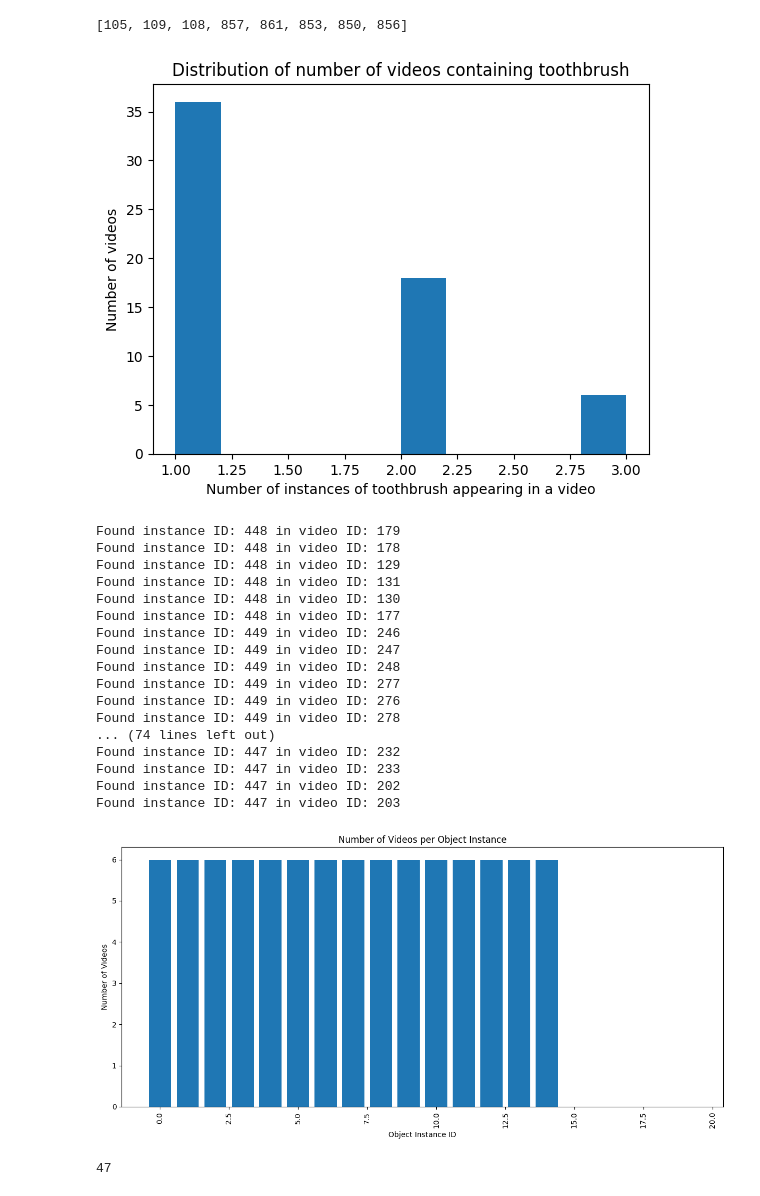
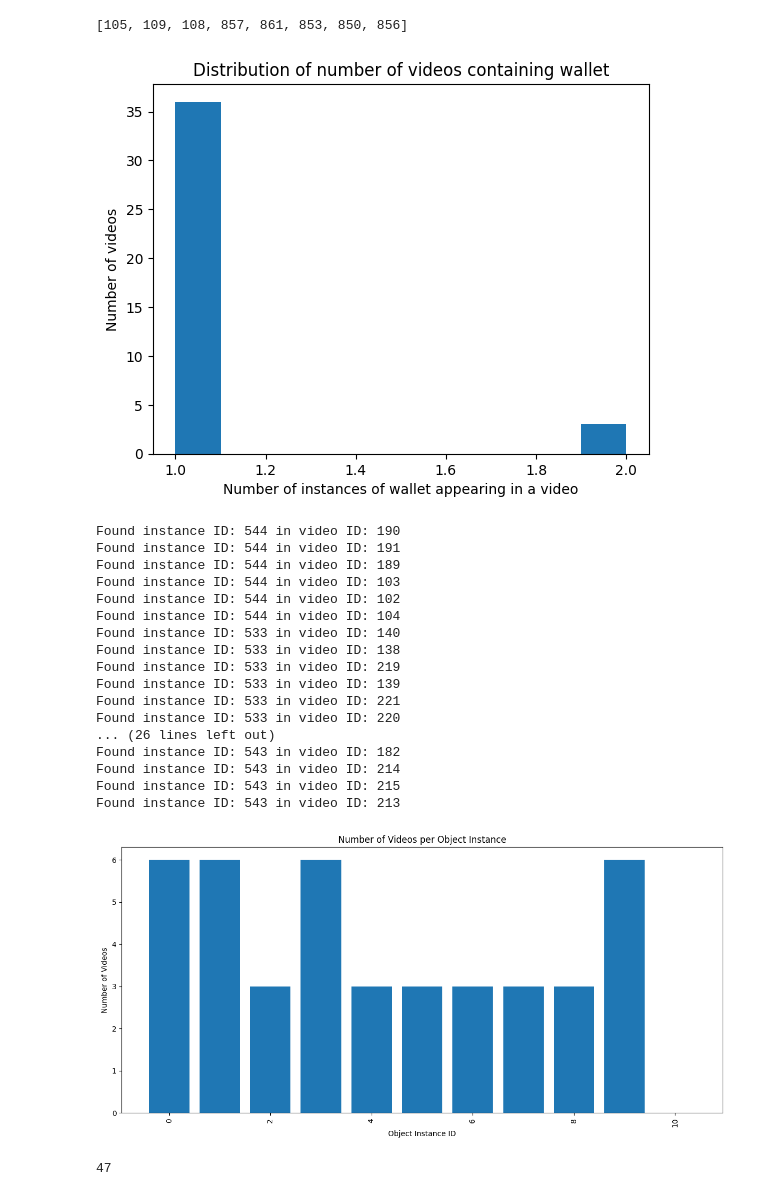
Before and after one commit to RIPS25-Analog/OC-Synthesis, a Jupyter notebook: src/pace-data-processing.ipynb, the cells around one changed output. Cells and saved outputs as stored; diff of their text form; code cells hidden in the pictures.

Commit message:
Updated target classes to wallet, can and sorted train/test/val files

```diff
--- a/src/pace-data-processing.ipynb
+++ b/src/pace-data-processing.ipynb
@@ -113,23 +113,23 @@ instances_of_category['hammer']
 # %%
 import numpy as np
 # %%
-chosen_category = 'toothbrush'
+chosen_category = 'wallet'
 chosen_instances = instances_of_category[chosen_category]
 # toothbrush, wallet, can
 # for each video, count how many different chosen instances show up at all (even if not in every frame)
 chosen_counts = defaultdict(int)
 for video_id, frames in data.items():
 	for chosen_instance in chosen_instances:
 		if any(chosen_instance in frames[frame_id] for frame_id in frames):
 			chosen_counts[video_id] += 1
 
 plt.hist(list(chosen_counts.values()), align='mid')
 plt.xlabel(f'Number of instances of {chosen_category} appearing in a video')
 plt.ylabel('Number of videos')
 plt.title(f'Distribution of number of videos containing {chosen_category}')
 plt.show()
 # %% [output]
-[figure, old version]
+[figure, new version]
 # %%
 # for each object instance, plot how many videos it appears in (even if it appears in only one frame)
 # plot object instance ID on the x axis, and number of videos it appears in on the y axis
@@ -152,24 +152,24 @@ plt.xticks(rotation=90)
 plt.tight_layout()
 plt.show()
 # %% [output]
-Found instance ID: 448 in video ID: 179
-Found instance ID: 448 in video ID: 178
-Found instance ID: 448 in video ID: 129
-Found instance ID: 448 in video ID: 131
-Found instance ID: 448 in video ID: 130
-Found instance ID: 448 in video ID: 177
-Found instance ID: 449 in video ID: 246
-Found instance ID: 449 in video ID: 247
-Found instance ID: 449 in video ID: 248
-Found instance ID: 449 in video ID: 277
-Found instance ID: 449 in video ID: 276
-Found instance ID: 449 in video ID: 278
-... (74 lines left out)
-Found instance ID: 447 in video ID: 232
-Found instance ID: 447 in video ID: 233
-Found instance ID: 447 in video ID: 202
-Found instance ID: 447 in video ID: 203
+Found instance ID: 544 in video ID: 190
+Found instance ID: 544 in video ID: 191
+Found instance ID: 544 in video ID: 189
+Found instance ID: 544 in video ID: 103
+Found instance ID: 544 in video ID: 102
+Found instance ID: 544 in video ID: 104
+Found instance ID: 533 in video ID: 140
+Found instance ID: 533 in video ID: 138
+Found instance ID: 533 in video ID: 219
+Found instance ID: 533 in video ID: 139
+Found instance ID: 533 in video ID: 221
+Found instance ID: 533 in video ID: 220
+... (26 lines left out)
+Found instance ID: 543 in video ID: 182
+Found instance ID: 543 in video ID: 214
+Found instance ID: 543 in video ID: 215
+Found instance ID: 543 in video ID: 213
-[figure, old version]
+[figure, new version]
 # %%
 len(all_categories)
 # %% [output]
```
Also changed, not shown: parts of 5 cells of this notebook.
